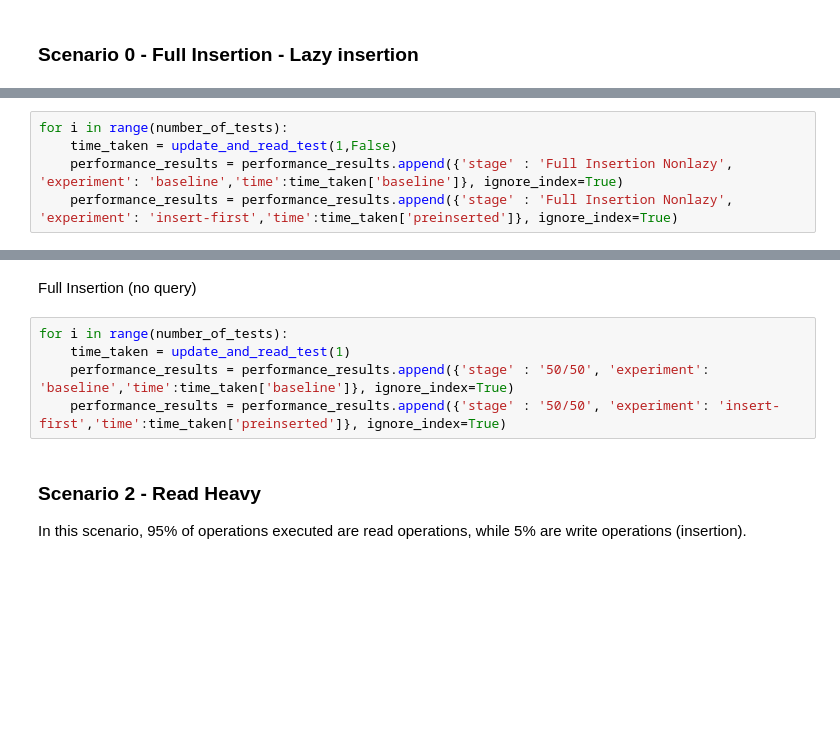
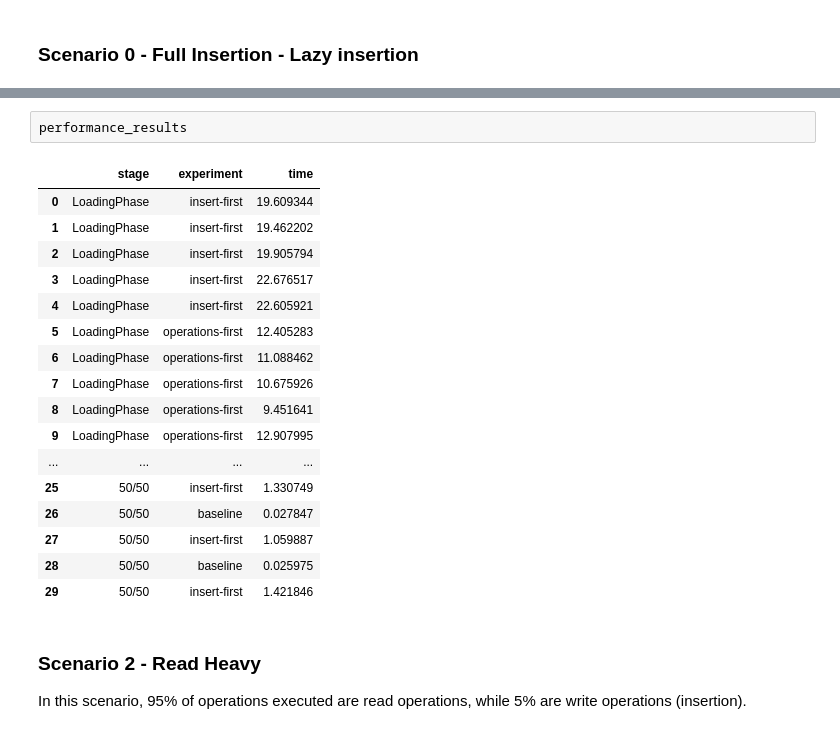
Before and after one commit to pisn/semantic_heterogeneous_database, a Jupyter notebook: simulations.ipynb, the cells around one changed output, grey strips where cells are left out. Saved outputs shown, nothing was run; the diff lists cells and outputs as text; blank space fills up the shorter version.

```diff
--- a/simulations.ipynb
+++ b/simulations.ipynb
@@ -262,5 +297,0 @@ performance_results
-# %%
-for i in range(number_of_tests):
-    time_taken = update_and_read_test(1,False)
-    performance_results = performance_results.append({'stage' : 'Full Insertion Nonlazy', 'experiment': 'baseline','time':time_taken['baseline']}, ignore_index=True)
-    performance_results = performance_results.append({'stage' : 'Full Insertion Nonlazy', 'experiment': 'insert-first','time':time_taken['preinserted']}, ignore_index=True)
@@ -278,10 +321,23 @@ for i in range(number_of_tests):
-# %% [markdown]
-Full Insertion (no query)
-# %%
-for i in range(number_of_tests):
-    time_taken = update_and_read_test(1)
-    performance_results = performance_results.append({'stage' : '50/50', 'experiment': 'baseline','time':time_taken['baseline']}, ignore_index=True)
-    performance_results = performance_results.append({'stage' : '50/50', 'experiment': 'insert-first','time':time_taken['preinserted']}, ignore_index=True)
+# %%
+performance_results
+# %% [output]
+|  | stage | experiment | time |
+| 0 | LoadingPhase | insert-first | 19.609344 |
+| 1 | LoadingPhase | insert-first | 19.462202 |
+| 2 | LoadingPhase | insert-first | 19.905794 |
+| 3 | LoadingPhase | insert-first | 22.676517 |
+| 4 | LoadingPhase | insert-first | 22.605921 |
+| 5 | LoadingPhase | operations-first | 12.405283 |
+| 6 | LoadingPhase | operations-first | 11.088462 |
+| 7 | LoadingPhase | operations-first | 10.675926 |
+| 8 | LoadingPhase | operations-first | 9.451641 |
+| 9 | LoadingPhase | operations-first | 12.907995 |
+| ... | ... | ... | ... |
+| 25 | 50/50 | insert-first | 1.330749 |
+| 26 | 50/50 | baseline | 0.027847 |
+| 27 | 50/50 | insert-first | 1.059887 |
+| 28 | 50/50 | baseline | 0.025975 |
+| 29 | 50/50 | insert-first | 1.421846 |
 # %% [markdown]
 ### Scenario 2 - Read Heavy
 
```
Also changed, not shown: parts of 14 cells of this notebook, 1 other file.
